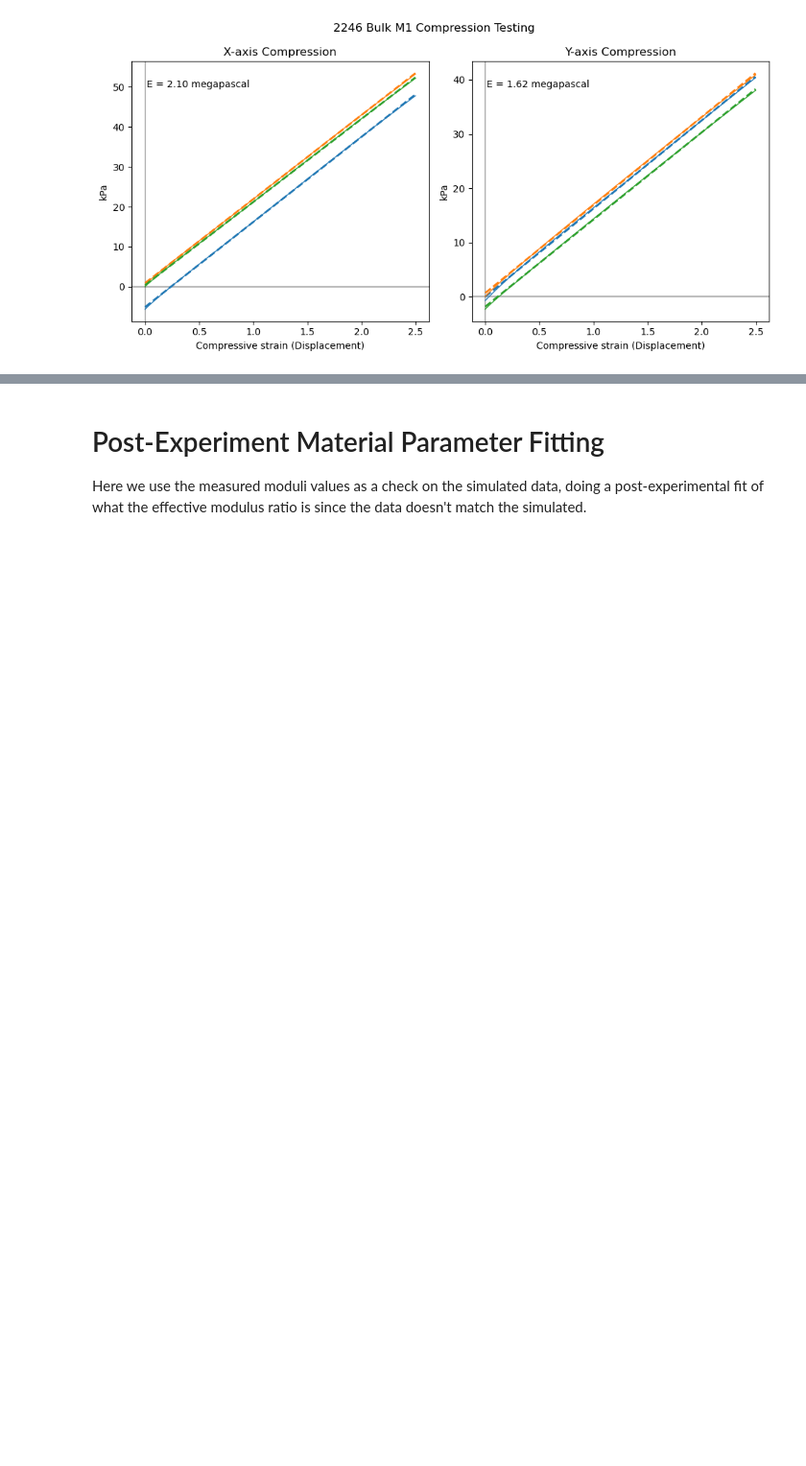
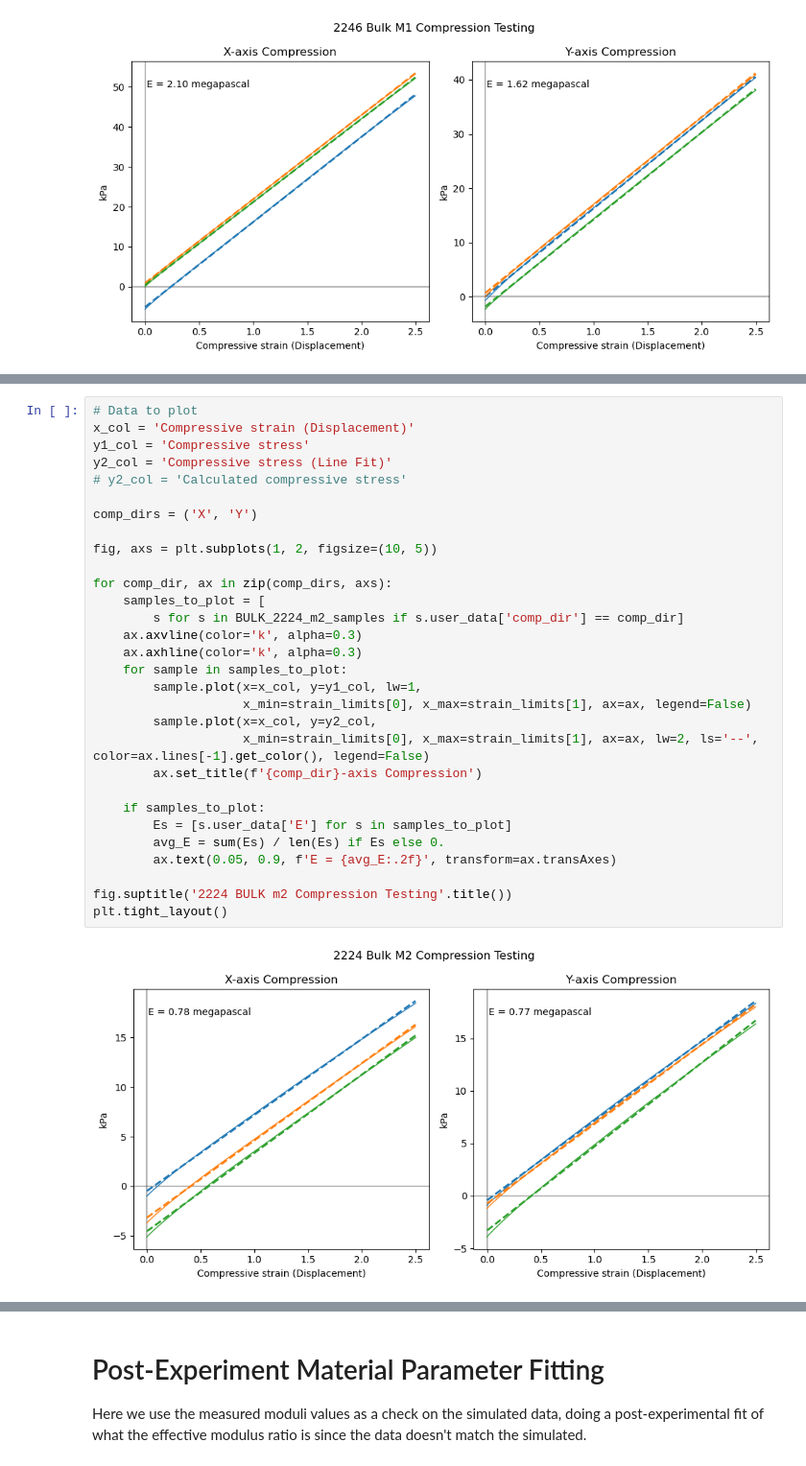
Before and after one commit to TransformativeRoboticsLab/FDE-Metamaterials, a Jupyter notebook: data/instron_tests/analysis.ipynb, the cells around one changed output, grey strips where cells are left out. Shown at 96% size. Cells and saved outputs as stored; diff of their text form; blank space fills up the shorter version.

```diff
--- a/data/instron_tests/analysis.ipynb
+++ b/data/instron_tests/analysis.ipynb
@@ -394,0 +522,32 @@ plt.tight_layout()
+# %%
+# Data to plot
+x_col = 'Compressive strain (Displacement)'
+y1_col = 'Compressive stress'
+y2_col = 'Compressive stress (Line Fit)'
+# y2_col = 'Calculated compressive stress'
+
+comp_dirs = ('X', 'Y')
+
+fig, axs = plt.subplots(1, 2, figsize=(10, 5))
+
+for comp_dir, ax in zip(comp_dirs, axs):
+    samples_to_plot = [
+        s for s in BULK_2224_m2_samples if s.user_data['comp_dir'] == comp_dir]
+    ax.axvline(color='k', alpha=0.3)
+    ax.axhline(color='k', alpha=0.3)
+    for sample in samples_to_plot:
+        sample.plot(x=x_col, y=y1_col, lw=1,
+                    x_min=strain_limits[0], x_max=strain_limits[1], ax=ax, legend=False)
+        sample.plot(x=x_col, y=y2_col,
+                    x_min=strain_limits[0], x_max=strain_limits[1], ax=ax, lw=2, ls='--', color=ax.lines[-1].get_color(), legend=False)
+        ax.set_title(f'{comp_dir}-axis Compression')
+
+    if samples_to_plot:
+        Es = [s.user_data['E'] for s in samples_to_plot]
+        avg_E = sum(Es) / len(Es) if Es else 0.
+        ax.text(0.05, 0.9, f'E = {avg_E:.2f}', transform=ax.transAxes)
+
+fig.suptitle('2224 BULK m2 Compression Testing'.title())
+plt.tight_layout()
+# %% [output]
+[figure, added]
```
Also changed, not shown: parts of 16 cells of this notebook.
